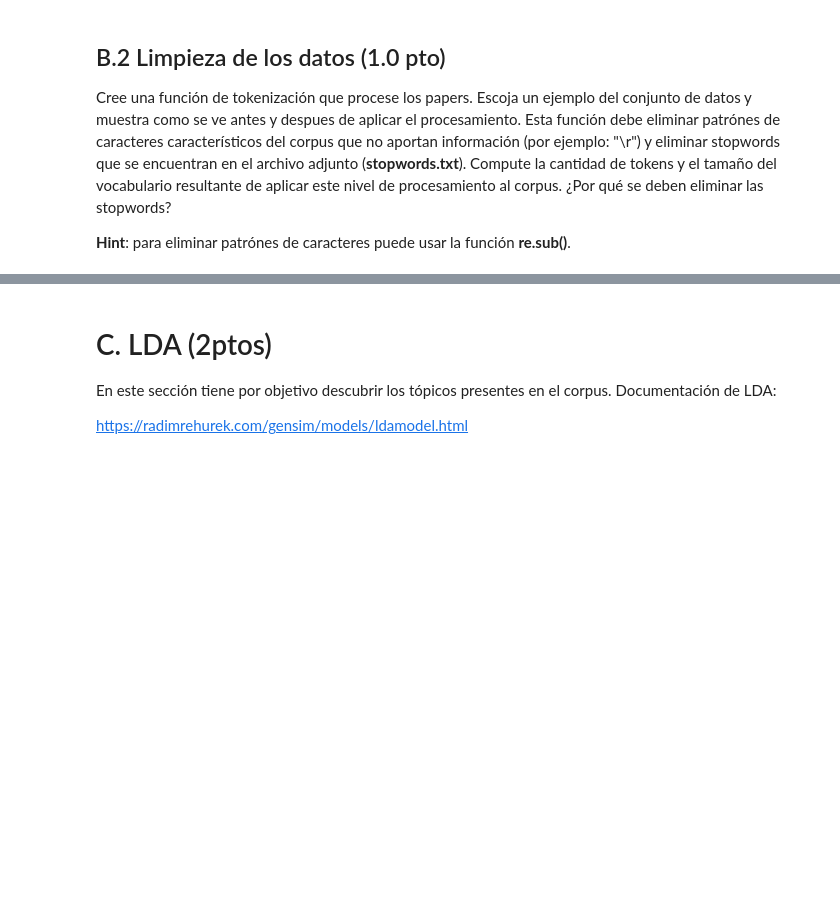
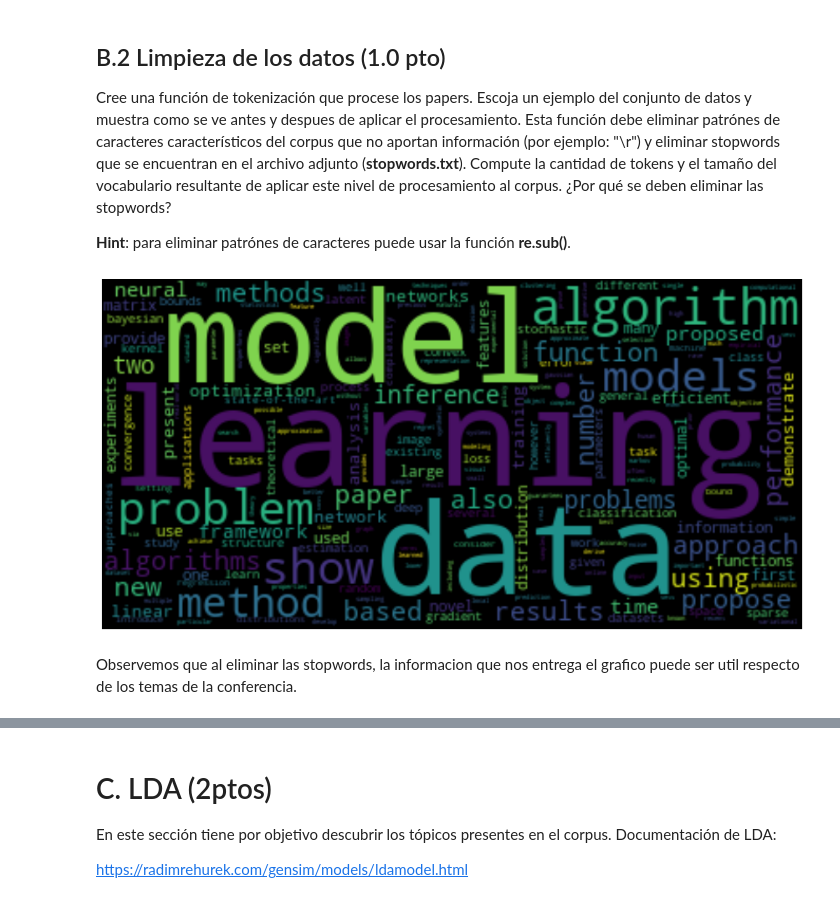
Before and after one commit to Diego-II/Labs-DataMining, a Jupyter notebook: LAB6/Laboratorio_TextMining.ipynb, the cells around one changed output, grey strips where cells are left out. Drawn from its saved outputs; the diff is of its cells as text; code cells hidden in the pictures; blank space fills up the shorter version.

Commit message:
Entrega final

```diff
--- a/LAB6/Laboratorio_TextMining.ipynb
+++ b/LAB6/Laboratorio_TextMining.ipynb
@@ -58,3 +129,36 @@ Compute la cantidad de tokens y el tamaño del vocabulario del corpus sin realiz
 Cree una función de tokenización que procese los papers. Escoja un ejemplo del conjunto de datos y muestra como se ve antes y despues de aplicar el procesamiento. Esta función debe eliminar patrónes de caracteres característicos del corpus que no aportan información (por ejemplo: "\r") y eliminar stopwords que se encuentran en el archivo adjunto (**stopwords.txt**). Compute la cantidad de tokens y el tamaño del vocabulario resultante de aplicar este nivel de procesamiento al corpus. ¿Por qué se deben eliminar las stopwords?
 
 **Hint**: para eliminar patrónes de caracteres puede usar la función **re.sub()**.
+# %%
+# Stopwords
+stopwords = set(line.strip() for line in open('/content/data/stopwords.txt'))
+stopwords.add('')
+stopwords.add(' ')
+
+wordcount = {}
+# Contamos las palabras mas frecuentes (sin contar los stop words:)
+for abs in corpus:
+  for word in abs.lower().split():
+      word = word.replace(".","")
+      word = word.replace(",","")
+      word = word.replace(":","")
+      word = word.replace("\"","")
+      word = word.replace("!","")
+      word = word.replace("â€œ","")
+      word = word.replace("â€˜","")
+      word = word.replace("*","")
+      if word not in stopwords:
+          if word not in wordcount:
+              wordcount[word] = 1
+          else:
+              wordcount[word] += 1
+# %%
+wc = WordCloud().generate_from_frequencies(wordcount)
+plt.figure(figsize=(15,10))
+plt.imshow(wc, interpolation="bilinear")
+plt.axis("off")
+plt.show()
+# %% [output]
+[figure, added]
+# %% [markdown]
+Observemos que al eliminar las stopwords, la informacion que nos entrega el grafico puede ser util respecto de los temas de la conferencia.
```
Also changed, not shown: parts of 36 cells of this notebook.
